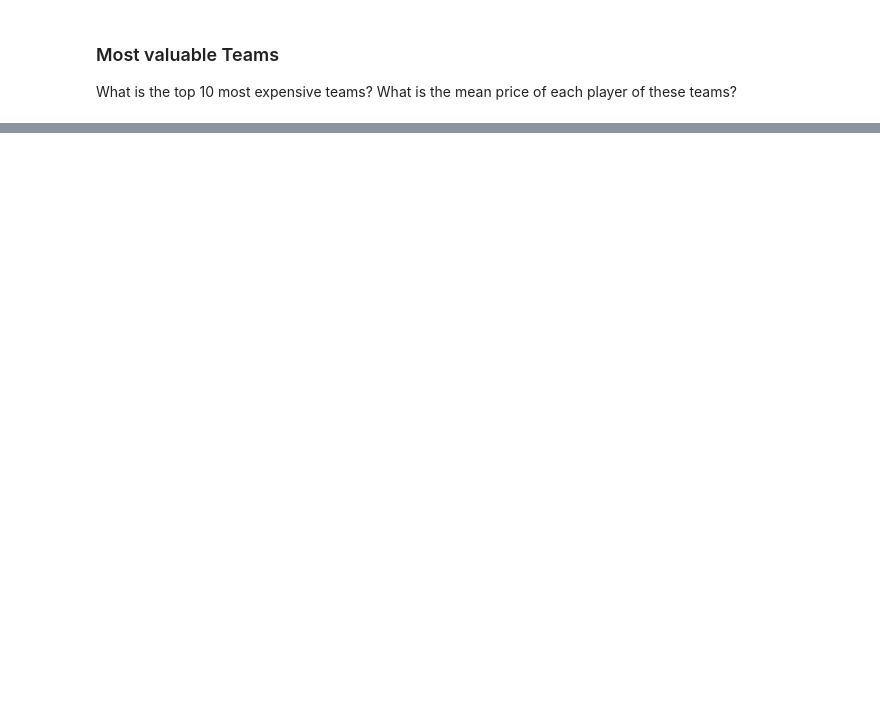
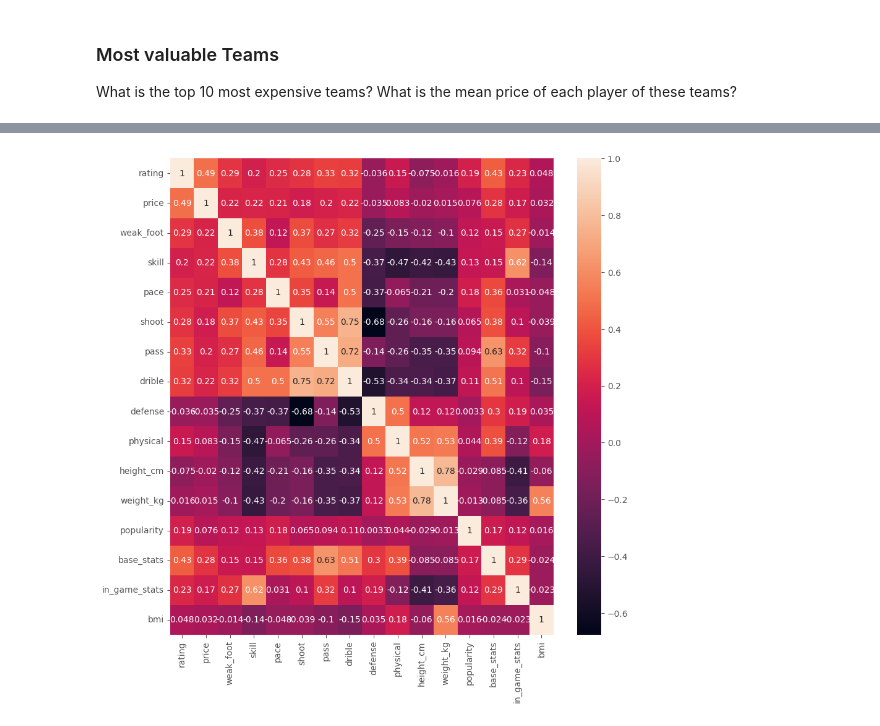
Before and after one commit to felipemayer/fut-23-analysis, a Jupyter notebook: players_analysis.ipynb, the cells around one changed output, grey strips where cells are left out. Saved outputs shown, nothing was run; the diff lists cells and outputs as text; code cells hidden in the pictures; blank space fills up the shorter version.

```diff
--- a/players_analysis.ipynb
+++ b/players_analysis.ipynb
@@ -687,0 +619,11 @@ plt.show()
+# %%
+df_corr = df_top_league_players[['rating','price', 'weak_foot', 'skill',
+                                 'pace', 'shoot', 'pass', 'drible', 'defense', 'physical',
+                                 'height_cm', 'weight_kg', 'popularity', 'base_stats','in_game_stats', 'bmi' ]].dropna().corr()
+ax = plt.subplots(figsize=(10, 10))
+
+ax = sns.heatmap(df_corr, annot=True)
+
+plt.show()
+# %% [output]
+[figure, added]
```
Also changed, not shown: parts of 37 cells of this notebook.
